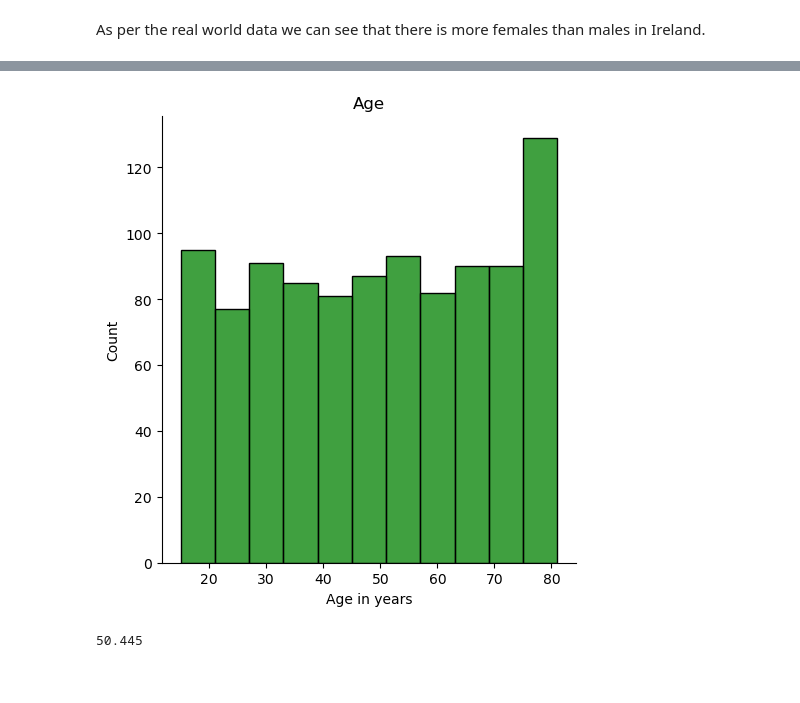
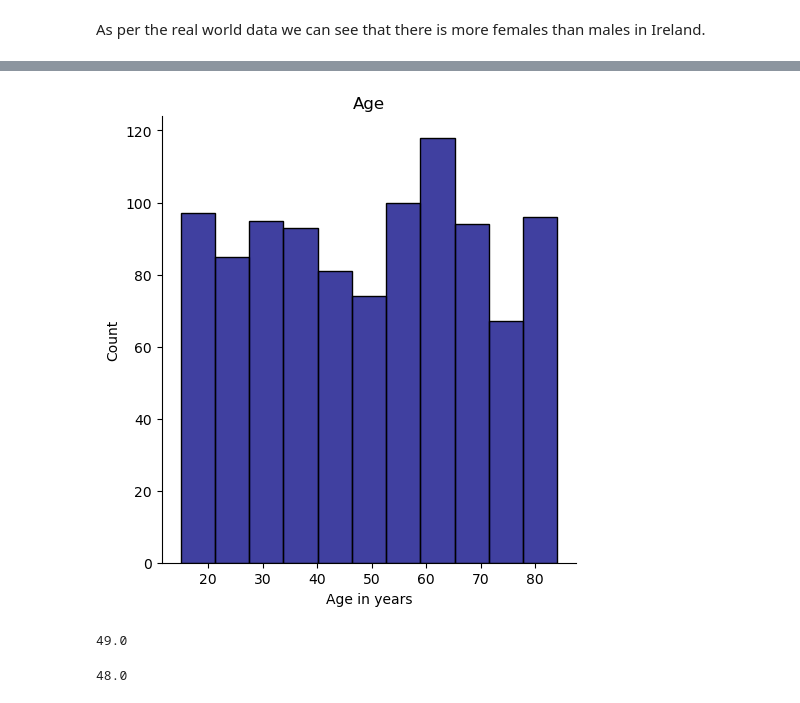
Before and after one commit to keithmmc/PDA1, a Jupyter notebook: PDA1.ipynb, the cells around one changed output, grey strips where cells are left out. Cells and saved outputs as stored; diff of their text form; code cells hidden in the pictures.

```diff
--- a/PDA1.ipynb
+++ b/PDA1.ipynb
@@ -149,13 +153,19 @@ df.tail()
 # %%
-#ploting the above disturbution
+Age = np.random.randint(low=15, high=85, size=1000)
 
-sns.displot(Age, color = 'green')
+# plot the distribution
+sns.displot(Age, color = 'navy')
 plt.title('Age')
 plt.xlabel('Age in years')
 plt.show()
 # %% [output]
-[figure, old version]
+[figure, new version]
+# %%
+mean = np.mean (df["age"])
+print(mean)
+# %% [output]
+49.0
 # %%
-np.mean(age)
+np.median(age)
 # %% [output]
-50.445
+48.0
```
Also changed, not shown: parts of 11 cells of this notebook.
